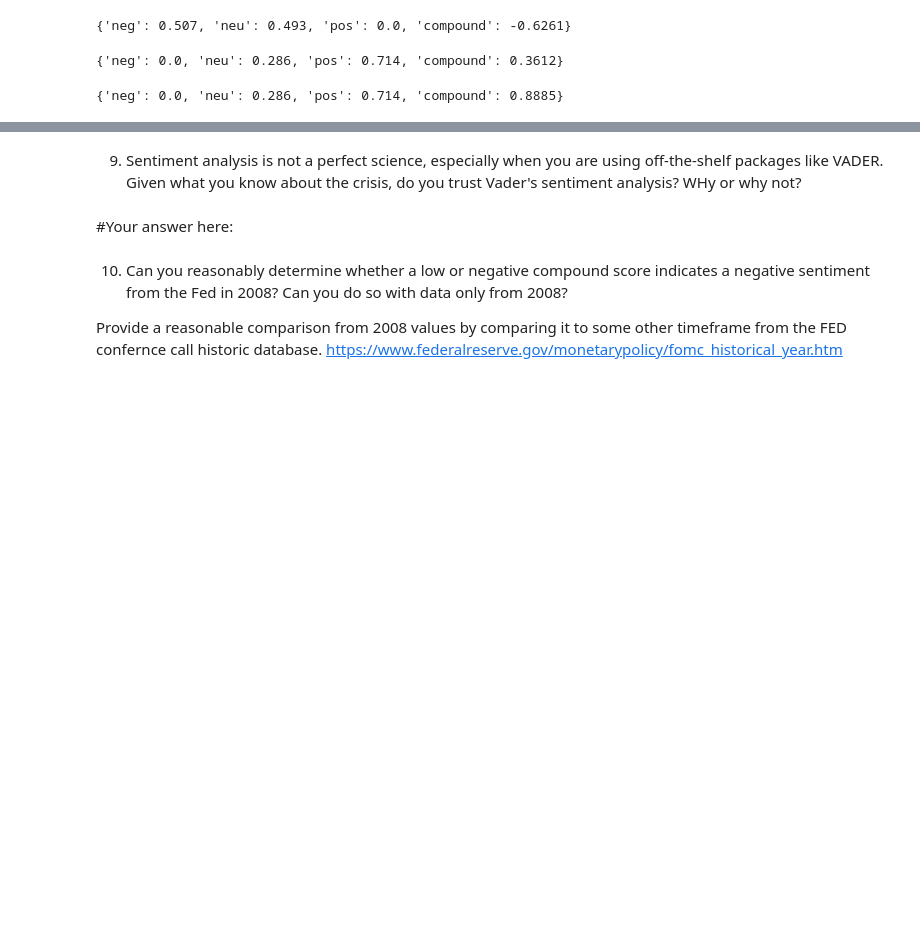
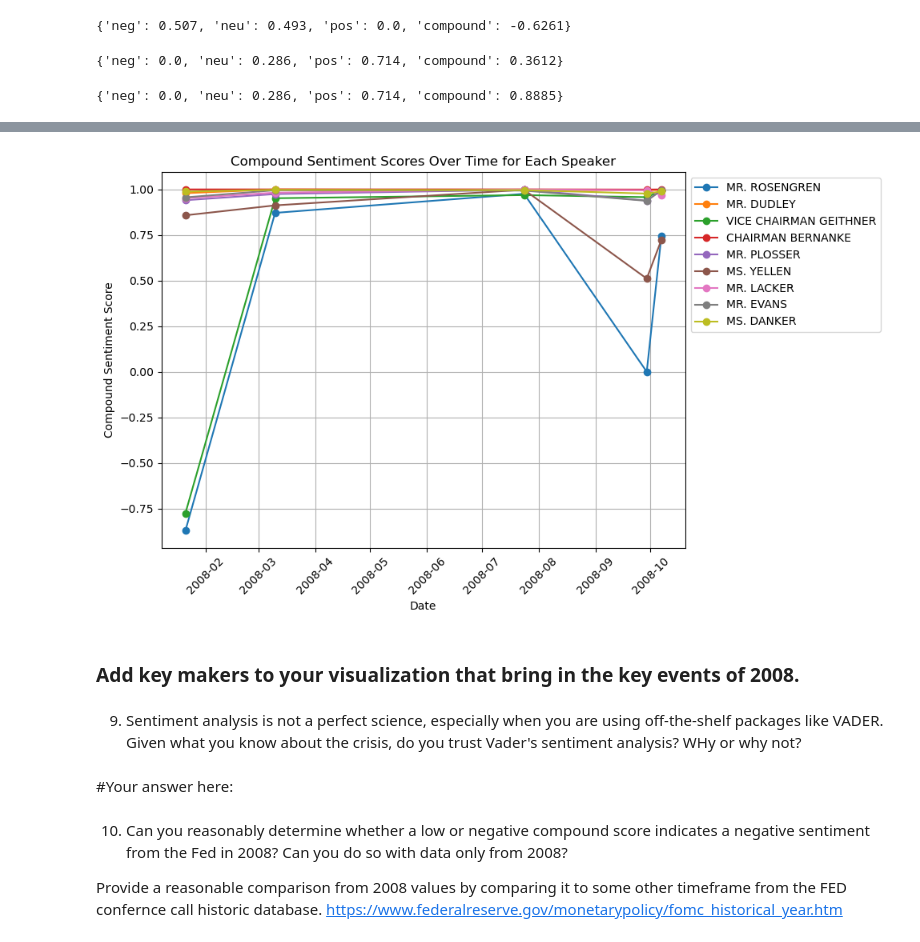
Before and after one commit to shuzhe-zhang/python-global-affairs, a Jupyter notebook: hw5/hw_5_shuzhe_zhang.ipynb, the cells around one changed output, grey strips where cells are left out. Drawn from its saved outputs; the diff is of its cells as text; code cells hidden in the pictures; blank space fills up the shorter version.

```diff
--- a/hw5/hw_5_shuzhe_zhang.ipynb
+++ b/hw5/hw_5_shuzhe_zhang.ipynb
@@ -182,0 +522,18 @@ You will need to convert these pdf into text to process.
+# %%
+def analyze_sentiment_for_files(file_name):
+    """
+    Analyze sentiment for a single PDF file.
+    Parameters:
+    - file_name (str): The name of the PDF file.
+    Returns:
+    - sentiment_scores_dict (dict): A dictionary where keys are speaker names and values are sentiment scores.
+    """
+    sentiment_scores_dict = {}
+
+    # Process the PDF file to extract speeches
+    text, speech_dict = process_pdf(file_name)
+    for speaker, speech in speech_dict.items():
+        sentences_score = analyzer.polarity_scores(speech)
+        sentiment_scores_dict[speaker] = sentences_score
+
+    return sentiment_scores_dict
@@ -183,3 +585,37 @@ You will need to convert these pdf into text to process.
+# %%
+import matplotlib.pyplot as plt
+
+data = filtered_df
+
+# Plot compound sentiment scores over time for each speaker
+plt.figure(figsize=(10, 6))
+speakers = data['Speaker'].unique()  # Get unique speakers
+
+for speaker in speakers:
+    # Filter data for the current speaker
+    speaker_data = data[data['Speaker'] == speaker]
+
+    # Plot compound sentiment scores
+    plt.plot(speaker_data['Date'], speaker_data['compound'], marker='o', label=speaker)
+
+# Customize plot
+plt.title('Compound Sentiment Scores Over Time for Each Speaker')
+plt.xlabel('Date')
+plt.ylabel('Compound Sentiment Score')
+plt.grid(True)  # Enable grid for better readability
+plt.xticks(rotation=45)
+plt.legend(loc='upper left', bbox_to_anchor=(1, 1))  # Adjust legend
+plt.tight_layout()  # Adjust layout to not cut off labels
+
+# Create a custom legend
+plt.legend(labels=speakers, loc='upper left', bbox_to_anchor=(1, 1), ncol=len(top_speakers)//6)
+
+# Show plot
+plt.show()
+# %% [output]
+[figure, added]
+# %% [markdown]
+### Add key makers to your visualization that bring in the key events of 2008.
 # %% [markdown]
 9. Sentiment analysis is not a perfect science, especially when you are using off-the-shelf packages like VADER. Given what you know about the crisis, do you trust Vader's sentiment analysis? WHy or why not?
 # %% [markdown]
```
Also changed, not shown: parts of 26 cells of this notebook, 5 other files.
